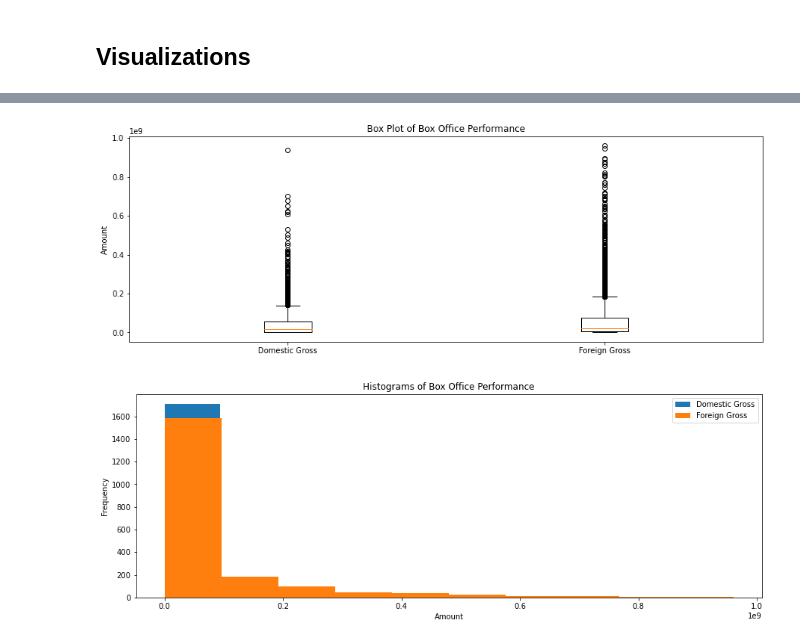
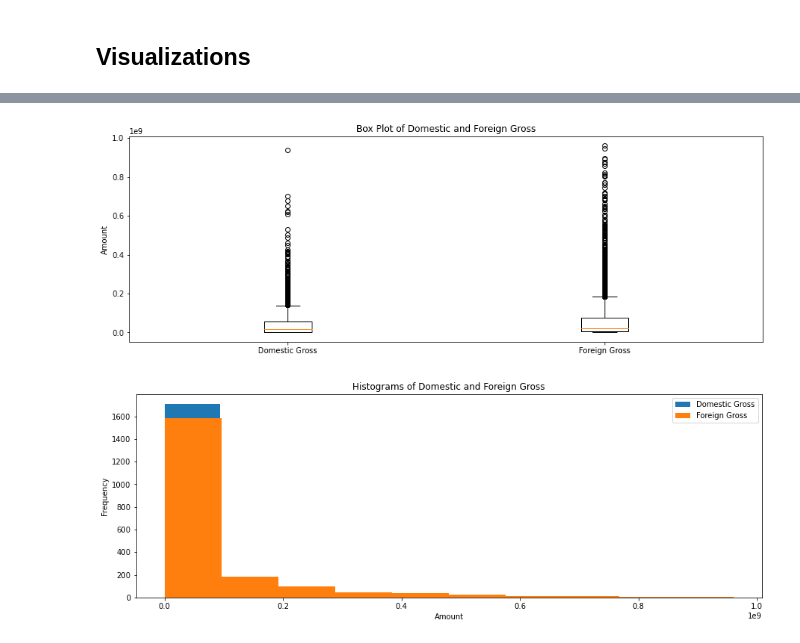
Before and after one commit to kiriiri/Microsoft-Movie-Analysis, a Jupyter notebook: student.ipynb, the cells around one changed output, grey strips where cells are left out. Cells and saved outputs as stored; diff of their text form; code cells hidden in the pictures.

Commit message:
created more visualizations

```diff
--- a/student.ipynb
+++ b/student.ipynb
@@ -181,3 +365,11 @@ df1.describe()
 | 50% | 6.500000 | 4.900000e+01 |
 | 75% | 7.400000 | 2.820000e+02 |
 | max | 10.000000 | 1.841066e+06 |
+# %%
+# 'foreign_gross'column contains values I want to convert to 'int64' for statistical purposes
+
+# Remove commas from the column
+df2['foreign_gross'] = df2['foreign_gross'].str.replace(',', '')
+
+# Convert the column to float data type
+df2['foreign_gross'] = df2['foreign_gross'].astype("float64")
@@ -406,14 +724,3 @@ df_df1.head()
 | tt0100275 | The Wandering Soap Opera | La Telenovela Errante | 2017 | Comedy,Drama,Fantasy | 6.5 | 119 |
 # %% [markdown]
 ## Visualizations
-# %%
-# 'foreign_gross'column contains values I want to convert to 'int64' for plotting purposes
-
-# Remove commas from the column
-df2['foreign_gross'] = df2['foreign_gross'].str.replace(',', '')
-
-# Convert the column to float data type
-df2['foreign_gross'] = df2['foreign_gross'].astype("float")
-
-# Convert the column to integer data type
-df2['foreign_gross'] = df2['foreign_gross'].astype("int64")
@@ -425,23 +761,25 @@ dtype('int64')
 # %%
+#creating a boxplot of the 'domestic_gross' column and 'foreign_gross' column from df2(the third dataframe)
 fig, ax = plt.subplots(figsize=(15,5))
 
 # Plot box plots
 ax.boxplot([df2['domestic_gross'], df2['foreign_gross']])
 
 # Set x-axis tick labels
 ax.set_xticklabels(['Domestic Gross', 'Foreign Gross'])
 
 # Set y-axis label
 ax.set_ylabel('Amount')
 
 # Set title
-plt.title('Box Plot of Box Office Performance')
+plt.title('Box Plot of Domestic and Foreign Gross')
 
 # Show the plot
-plt.show()
+plt.show();
 # %% [output]
-[figure, old version]
+[figure, new version]
 # %%
+#creating a histogram of the 'domestic_gross' column and 'foreign_gross' column from df2(the third dataframe)
 fig, ax = plt.subplots(figsize=(15,5))
 
 # Plot histograms
@@ -455,12 +793,12 @@ ax.set_xlabel('Amount')
 ax.set_ylabel('Frequency')
 
 # Set title
-plt.title('Histograms of Box Office Performance')
+plt.title('Histograms of Domestic and Foreign Gross')
 
 # Add a legend
 ax.legend()
 
 # Show the plot
-plt.show()
+plt.show();
 # %% [output]
-[figure, old version]
+[figure, new version]
```
Also changed, not shown: parts of 44 cells of this notebook.
